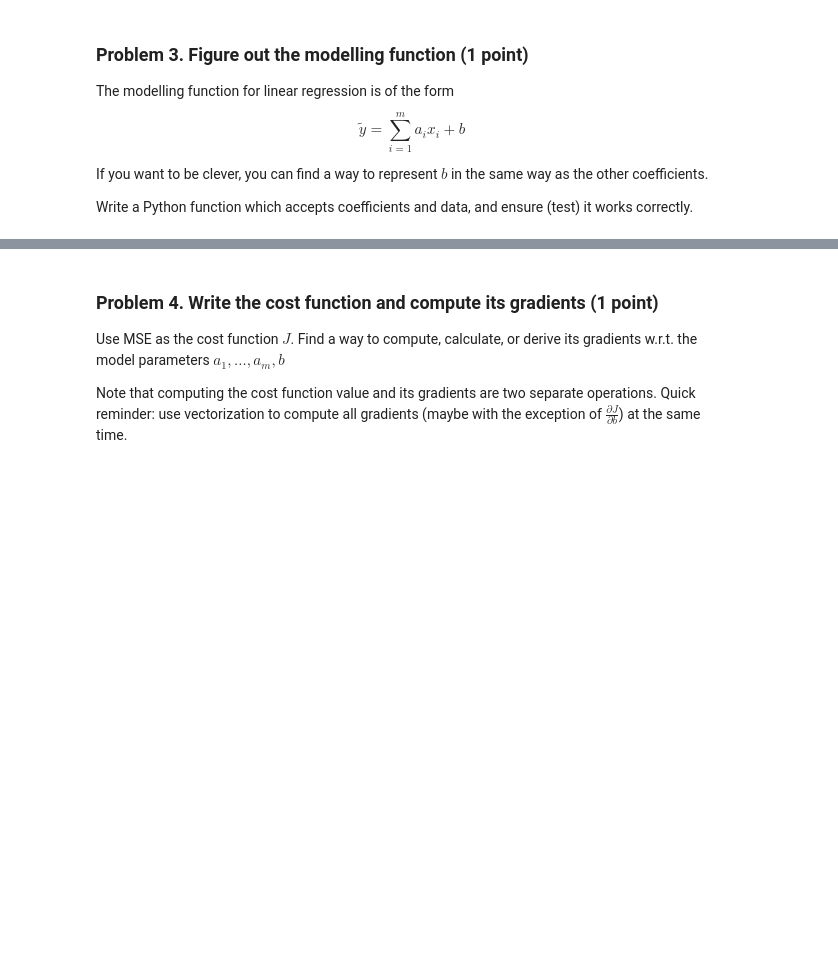
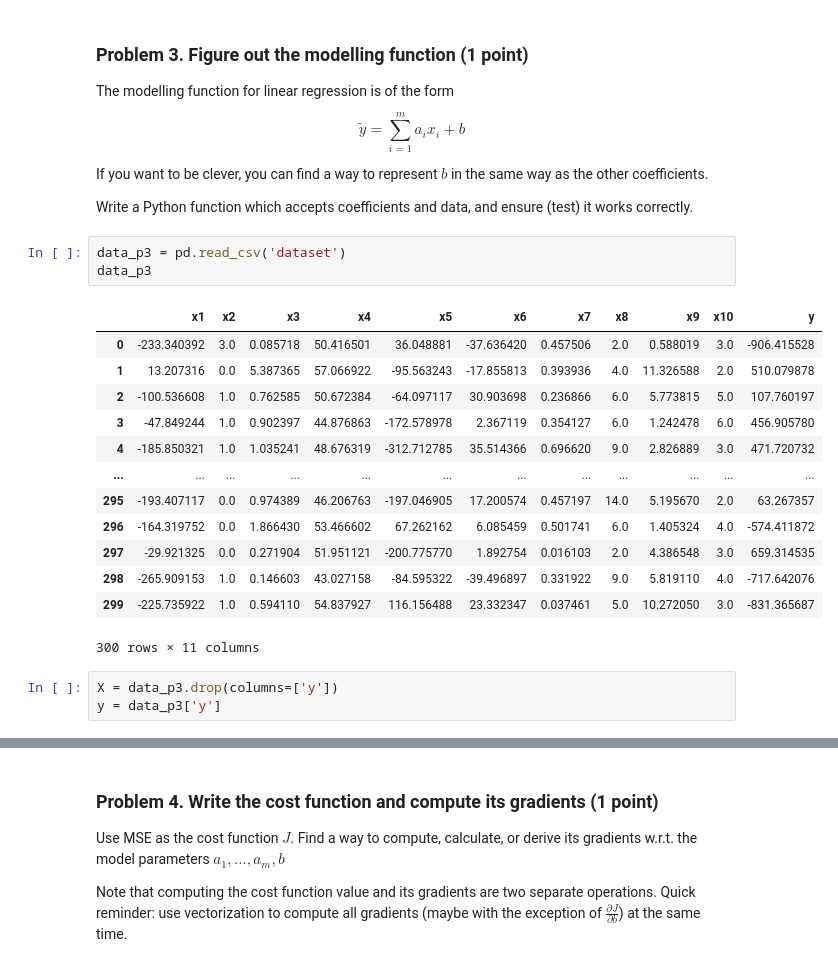
Before and after one commit to plamensve/Data_Science_Upskill_Softuni, a Jupyter notebook: 08_regression_models/Regression Models Lab.ipynb, the cells around one changed output, grey strips where cells are left out. Cells and saved outputs as stored; diff of their text form; blank space fills up the shorter version.

```diff
--- a/08_regression_models/Regression Models Lab.ipynb
+++ b/08_regression_models/Regression Models Lab.ipynb
@@ -173,3 +174,23 @@ $$ \tilde{y} = \sum_{i=1}^{m}a_i x_i + b $$
 If you want to be clever, you can find a way to represent $b$ in the same way as the other coefficients.
 
 Write a Python function which accepts coefficients and data, and ensure (test) it works correctly.
+# %%
+data_p3 = pd.read_csv('dataset')
+data_p3
+# %% [output]
+|  | x1 | x2 | x3 | x4 | x5 | x6 | x7 | x8 | x9 | x10 | y |
+| 0 | -233.340392 | 3.0 | 0.085718 | 50.416501 | 36.048881 | -37.636420 | 0.457506 | 2.0 | 0.588019 | 3.0 | -906.415528 |
+| 1 | 13.207316 | 0.0 | 5.387365 | 57.066922 | -95.563243 | -17.855813 | 0.393936 | 4.0 | 11.326588 | 2.0 | 510.079878 |
+| 2 | -100.536608 | 1.0 | 0.762585 | 50.672384 | -64.097117 | 30.903698 | 0.236866 | 6.0 | 5.773815 | 5.0 | 107.760197 |
+| 3 | -47.849244 | 1.0 | 0.902397 | 44.876863 | -172.578978 | 2.367119 | 0.354127 | 6.0 | 1.242478 | 6.0 | 456.905780 |
+| 4 | -185.850321 | 1.0 | 1.035241 | 48.676319 | -312.712785 | 35.514366 | 0.696620 | 9.0 | 2.826889 | 3.0 | 471.720732 |
+| ... | ... | ... | ... | ... | ... | ... | ... | ... | ... | ... | ... |
+| 295 | -193.407117 | 0.0 | 0.974389 | 46.206763 | -197.046905 | 17.200574 | 0.457197 | 14.0 | 5.195670 | 2.0 | 63.267357 |
+| 296 | -164.319752 | 0.0 | 1.866430 | 53.466602 | 67.262162 | 6.085459 | 0.501741 | 6.0 | 1.405324 | 4.0 | -574.411872 |
+| 297 | -29.921325 | 0.0 | 0.271904 | 51.951121 | -200.775770 | 1.892754 | 0.016103 | 2.0 | 4.386548 | 3.0 | 659.314535 |
+| 298 | -265.909153 | 1.0 | 0.146603 | 43.027158 | -84.595322 | -39.496897 | 0.331922 | 9.0 | 5.819110 | 4.0 | -717.642076 |
+| 299 | -225.735922 | 1.0 | 0.594110 | 54.837927 | 116.156488 | 23.332347 | 0.037461 | 5.0 | 10.272050 | 3.0 | -831.365687 |
+300 rows × 11 columns
+# %%
+X = data_p3.drop(columns=['y'])
+y = data_p3['y']
```
Also changed, not shown: parts of 14 cells of this notebook, 1 other file.
